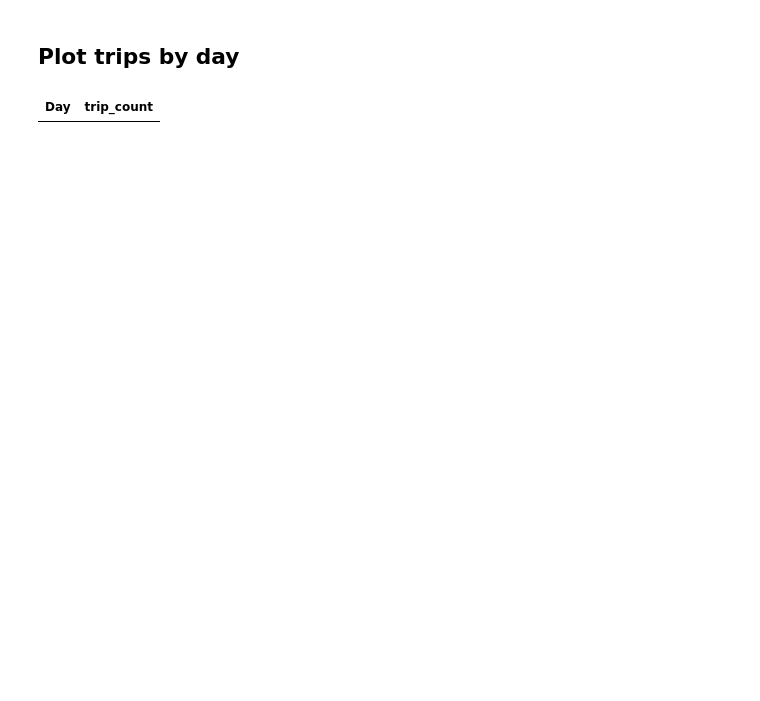
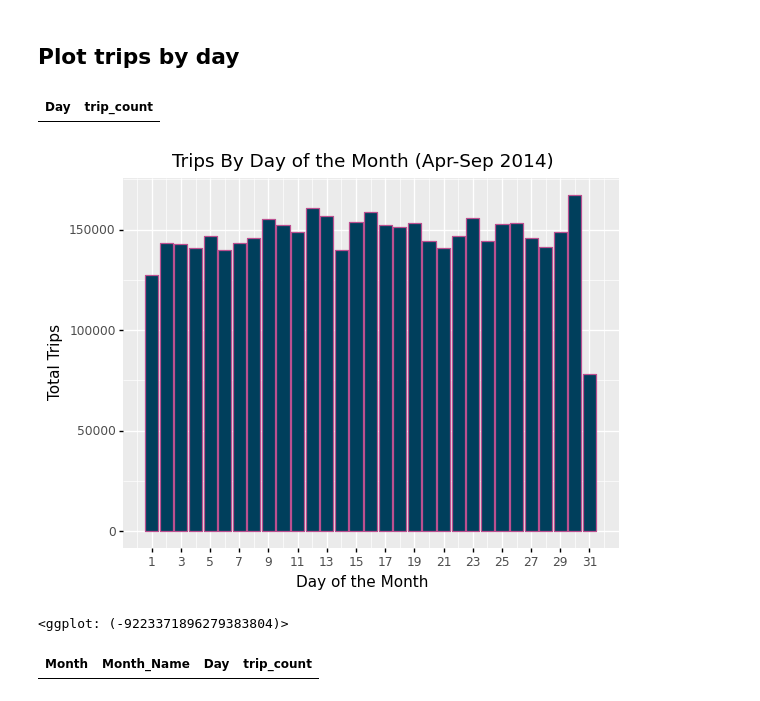
Before and after one commit to ngachago/uber_analysis, a Jupyter notebook: uber_data_viz.ipynb, the cells around one changed output. Cells and saved outputs as stored; diff of their text form; code cells hidden in the pictures; blank space fills up the shorter version.

Commit message:
added more visualizations

```diff
--- a/uber_data_viz.ipynb
+++ b/uber_data_viz.ipynb
@@ -242,3 +220,18 @@ day_data = day_data[['Day', 'trip_count']]
 day_data
 # %% [output]
 | Day | trip_count |
+# %%
+ggplot(day_data, aes('Day', 'trip_count')) + \
+geom_bar(data=day_data, stat='identity', fill='#003f5c', color='#bc5090') + \
+labels.ggtitle('Trips By Day of the Month (Apr-Sep 2014)') + labels.xlab('Day of the Month') + labels.ylab('Total Trips') + \
+scales.scale_x_continuous(breaks=range(1, 32, 2)) + \
+scales.scale_y_continuous(breaks=range(0, 200000, 50000))
+# %% [output]
+[figure, added]
+<ggplot: (-9223371896279383804)>
+# %%
+day_month = data.groupby(by=['Month', 'Month_Name', 'Day']).sum().reset_index()
+day_month = day_month[['Month', 'Month_Name', 'Day', 'trip_count']]
+day_month
+# %% [output]
+| Month | Month_Name | Day | trip_count |
```
Also changed, not shown: parts of 32 cells of this notebook, 2 other files.
